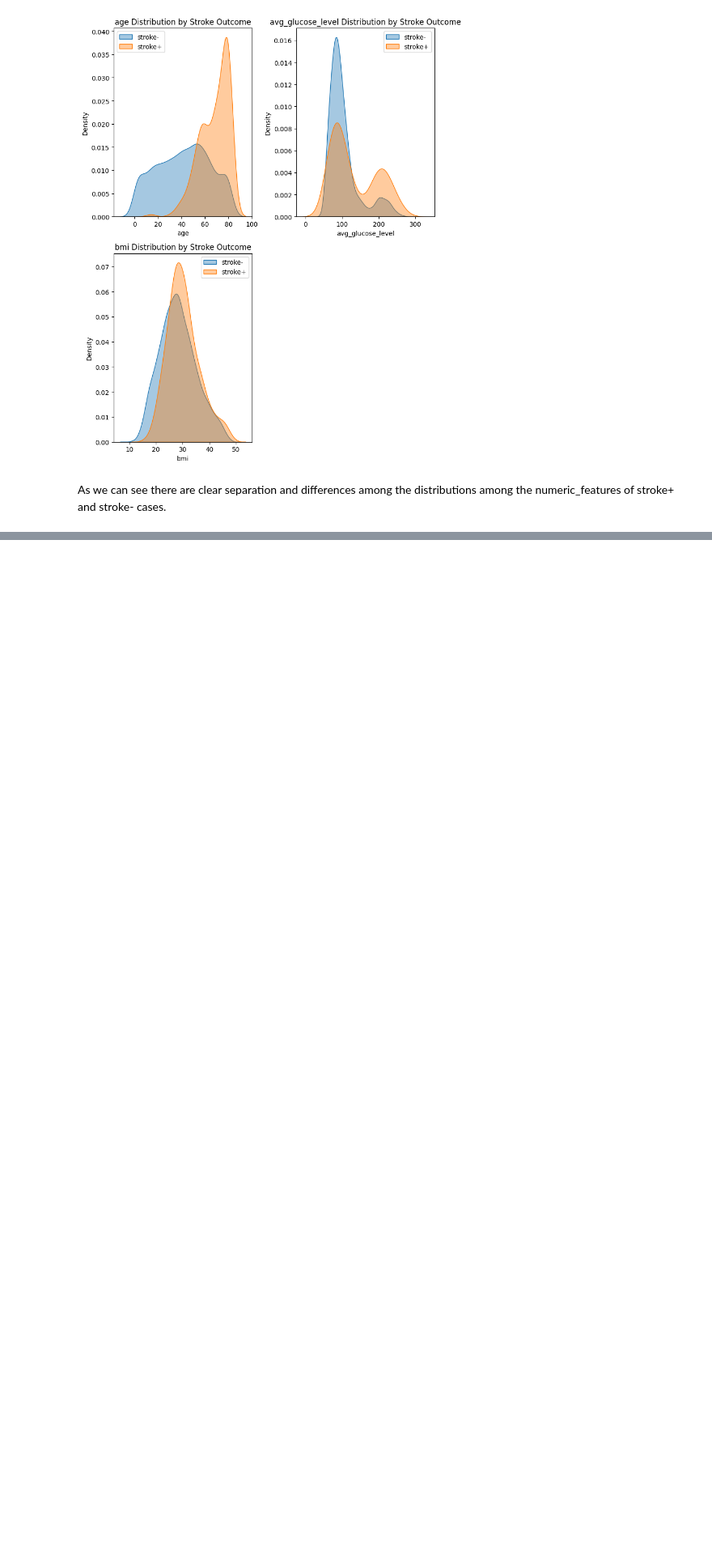
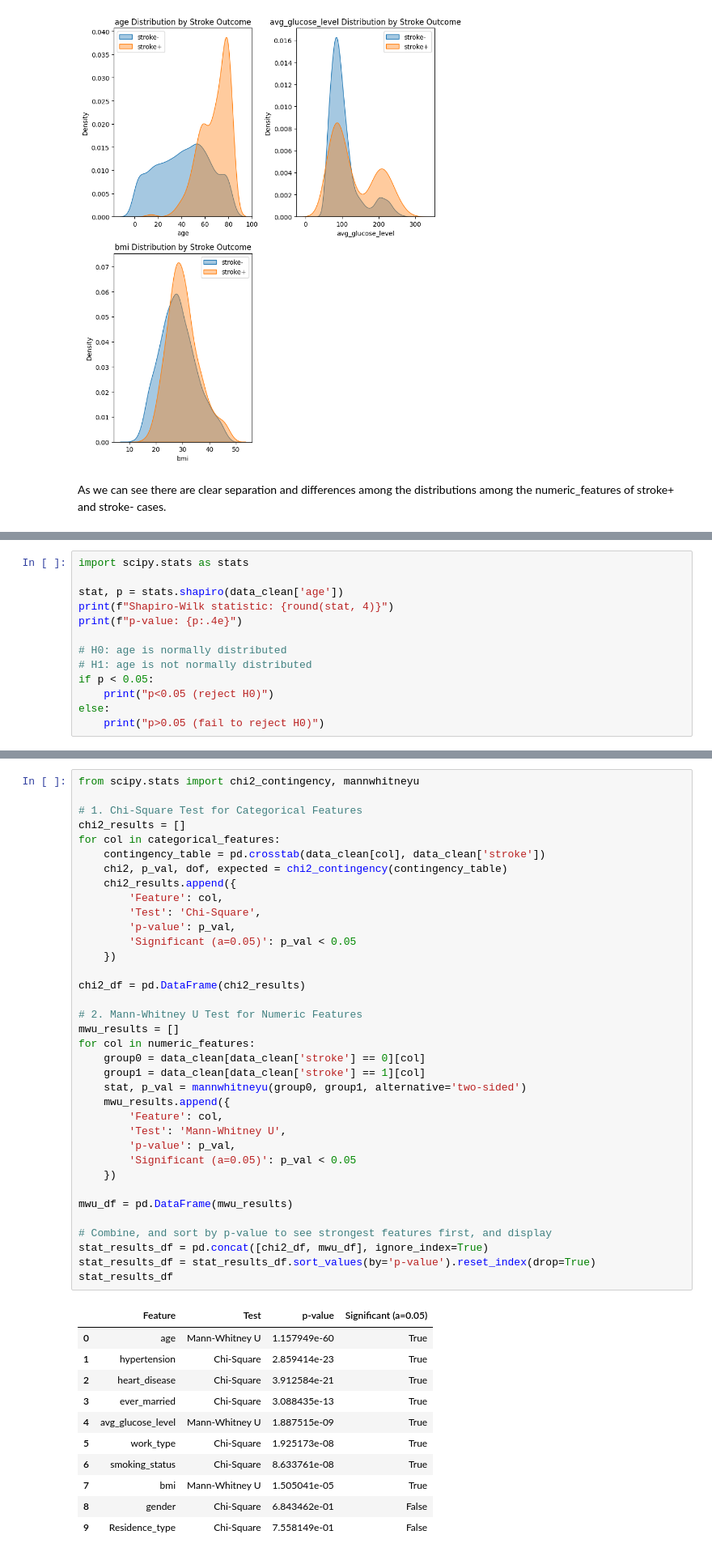
Before and after one commit to mtfattahpour/stroke-prediction, a Jupyter notebook: notebooks/data_exploration.ipynb, the cells around one changed output, grey strips where cells are left out. Shown at 81% size. Saved outputs shown, nothing was run; the diff lists cells and outputs as text; blank space fills up the shorter version.

Commit message:
Added statistical analyses

```diff
--- a/notebooks/data_exploration.ipynb
+++ b/notebooks/data_exploration.ipynb
@@ -541,0 +565,13 @@ As we can see there are clear separation and differences among the distributions
+# %%
+import scipy.stats as stats
+
+stat, p = stats.shapiro(data_clean['age'])
+print(f"Shapiro-Wilk statistic: {round(stat, 4)}")
+print(f"p-value: {p:.4e}")
+
+# H0: age is normally distributed
+# H1: age is not normally distributed
+if p < 0.05:
+    print("p<0.05 (reject H0)")
+else:
+    print("p>0.05 (fail to reject H0)")
@@ -541,0 +584,48 @@ As we can see there are clear separation and differences among the distributions
+# %%
+from scipy.stats import chi2_contingency, mannwhitneyu
+
+# 1. Chi-Square Test for Categorical Features
+chi2_results = []
+for col in categorical_features:
+    contingency_table = pd.crosstab(data_clean[col], data_clean['stroke'])
+    chi2, p_val, dof, expected = chi2_contingency(contingency_table)
+    chi2_results.append({
+        'Feature': col,
+        'Test': 'Chi-Square',
+        'p-value': p_val,
+        'Significant (a=0.05)': p_val < 0.05
+    })
+
+chi2_df = pd.DataFrame(chi2_results)
+
+# 2. Mann-Whitney U Test for Numeric Features
+mwu_results = []
+for col in numeric_features:
+    group0 = data_clean[data_clean['stroke'] == 0][col]
+    group1 = data_clean[data_clean['stroke'] == 1][col]
+    stat, p_val = mannwhitneyu(group0, group1, alternative='two-sided')
+    mwu_results.append({
+        'Feature': col,
+        'Test': 'Mann-Whitney U',
+        'p-value': p_val,
+        'Significant (a=0.05)': p_val < 0.05
+    })
+
+mwu_df = pd.DataFrame(mwu_results)
+
+# Combine, and sort by p-value to see strongest features first, and display
+stat_results_df = pd.concat([chi2_df, mwu_df], ignore_index=True)
+stat_results_df = stat_results_df.sort_values(by='p-value').reset_index(drop=True)
+stat_results_df
+# %% [output]
+|  | Feature | Test | p-value | Significant (a=0.05) |
+| 0 | age | Mann-Whitney U | 1.157949e-60 | True |
+| 1 | hypertension | Chi-Square | 2.859414e-23 | True |
+| 2 | heart_disease | Chi-Square | 3.912584e-21 | True |
+| 3 | ever_married | Chi-Square | 3.088435e-13 | True |
+| 4 | avg_glucose_level | Mann-Whitney U | 1.887515e-09 | True |
+| 5 | work_type | Chi-Square | 1.925173e-08 | True |
+| 6 | smoking_status | Chi-Square | 8.633761e-08 | True |
+| 7 | bmi | Mann-Whitney U | 1.505041e-05 | True |
+| 8 | gender | Chi-Square | 6.843462e-01 | False |
+| 9 | Residence_type | Chi-Square | 7.558149e-01 | False |
```
Also changed, not shown: parts of 6 cells of this notebook.
